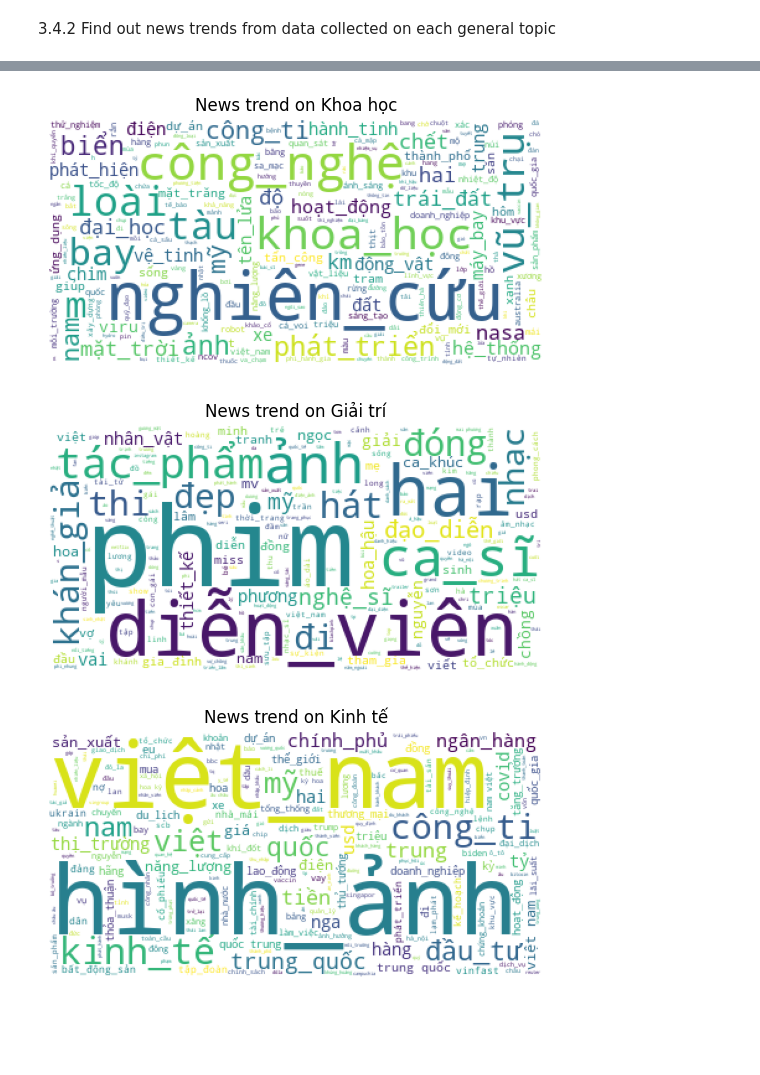
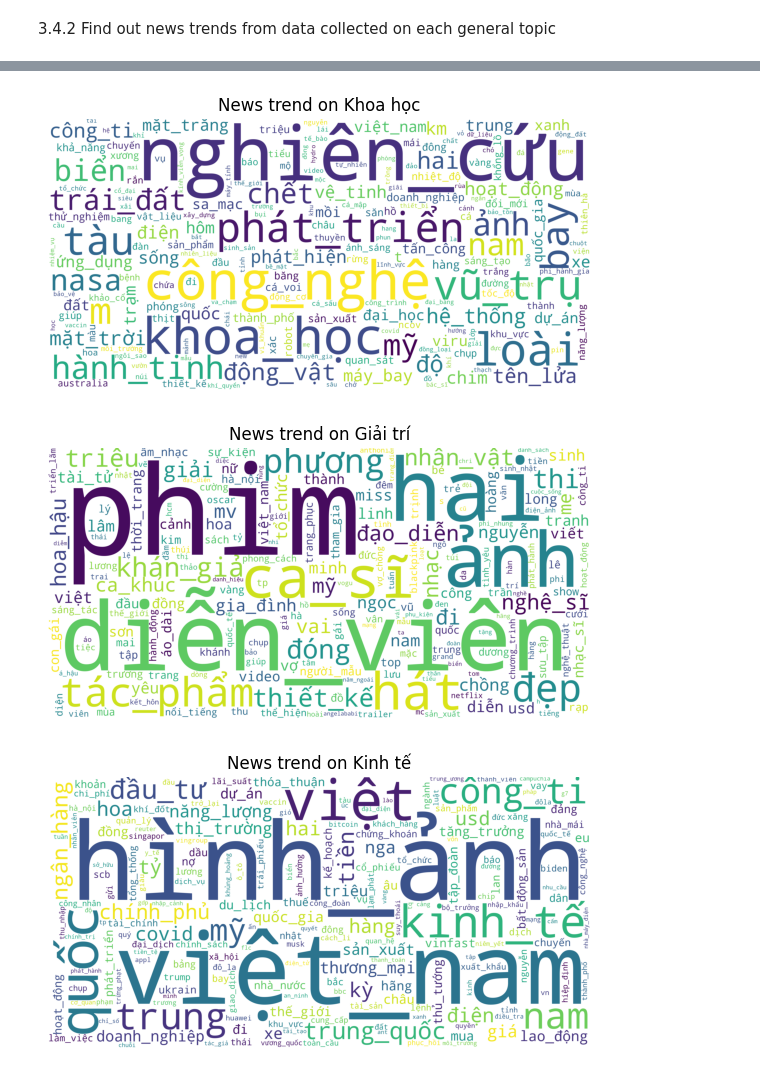
Before and after one commit to DreamyWanderer/Final_Lab, a Jupyter notebook: Source/Visualize/EDA.ipynb, the cells around one changed output, grey strips where cells are left out. Saved outputs shown, nothing was run; the diff lists cells and outputs as text; code cells hidden in the pictures; blank space fills up the shorter version.

```diff
--- a/Source/Visualize/EDA.ipynb
+++ b/Source/Visualize/EDA.ipynb
@@ -115,9 +116,11 @@ Name: topic_extract, Length: 6022, dtype: object
 # %%
 general_topic = list(df.topic.unique())
 general_topic.remove(None)
+plt.rcParams['figure.figsize'] = [7, 5]
 
 grouped_df = df.groupby(['topic'])
 for t in general_topic:
     tmp = grouped_df.get_group(t)
     visualize_frequency_words(tmp, 'topic_extract', f'News trend on {t}')
+    plt.show()
 # %% [output]
@@ -128,3 +131,3 @@ for t in general_topic:
-[figure, old version]
+[figure, new version]
-[figure, old version]
+[figure, new version]
-[figure, old version]
+[figure, new version]
```
Also changed, not shown: parts of 4 cells of this notebook, 1 other file.
